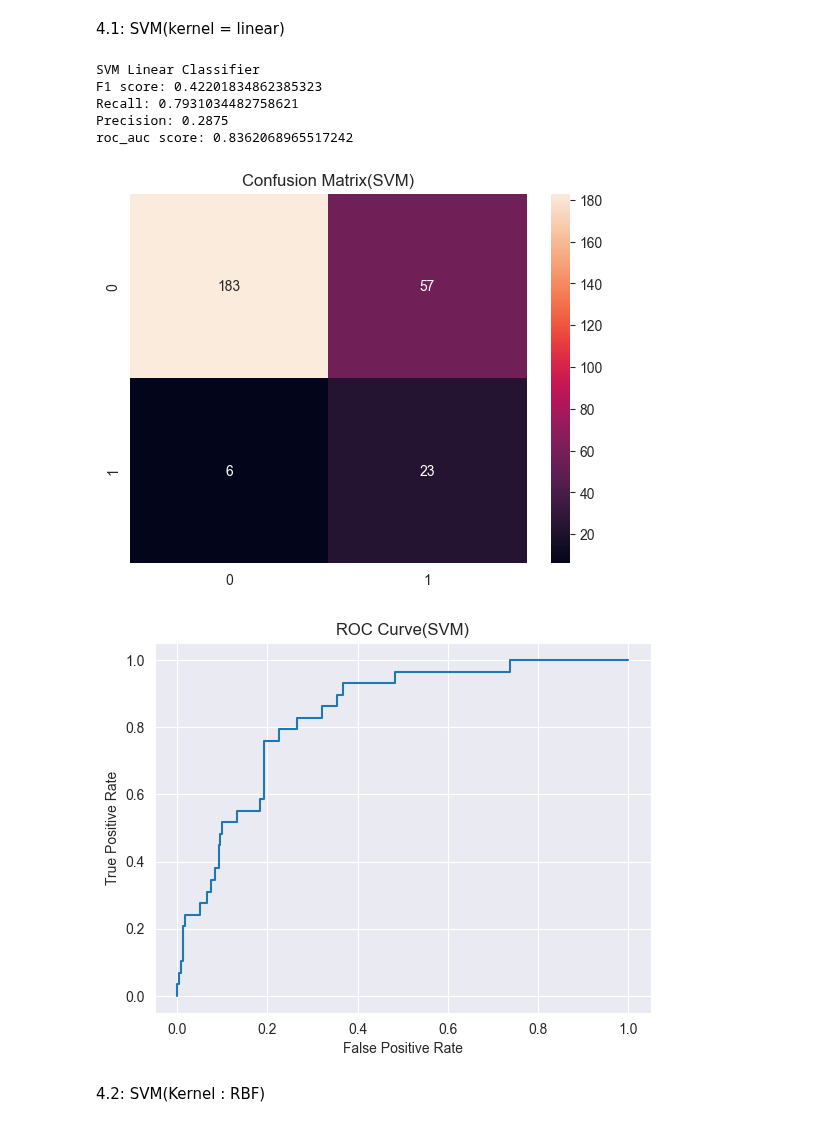
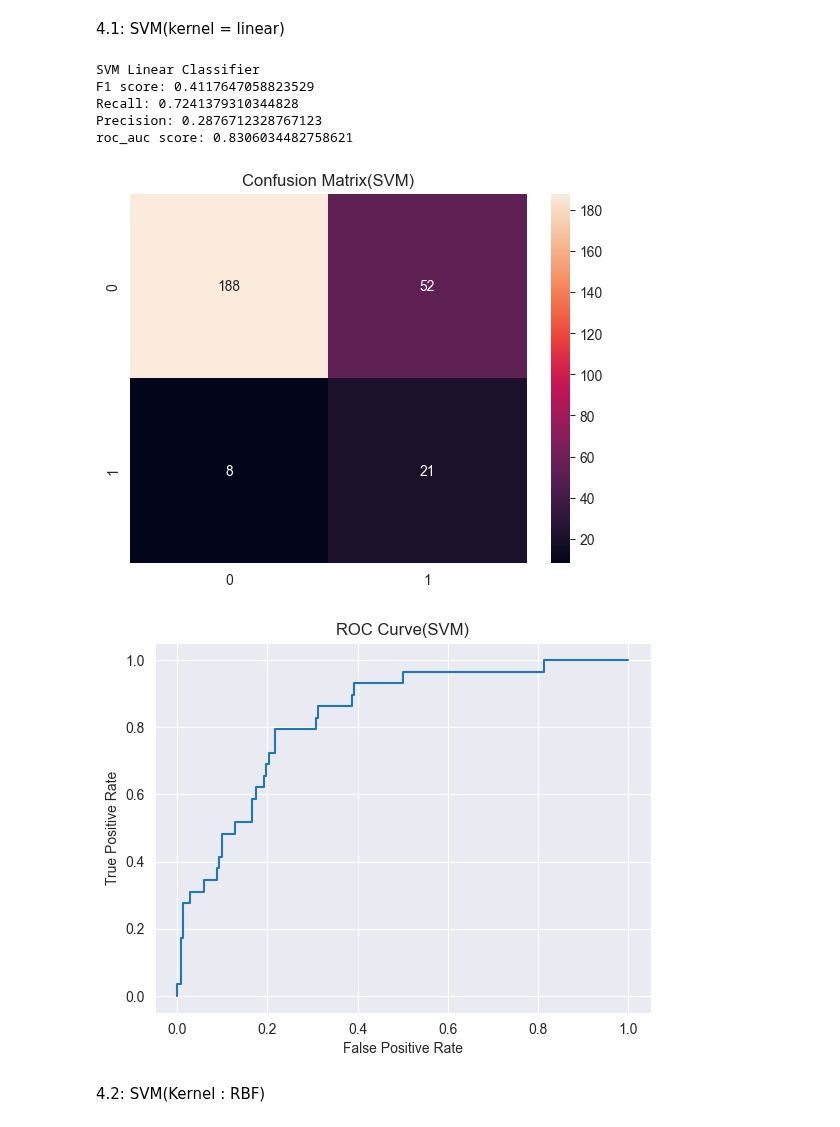
Before and after one commit to MohammadMahdiRazavi/Machine-Learning-Course, a Jupyter notebook: Assignment4/Employee Attrition.ipynb, the cells around one changed output. Cells and saved outputs as stored; diff of their text form; code cells hidden in the pictures.

```diff
--- a/Assignment4/Employee Attrition.ipynb
+++ b/Assignment4/Employee Attrition.ipynb
@@ -125,37 +125,41 @@ roc_auc: 0.8316091954022988
 # %% [markdown]
 4.1: SVM(kernel = linear)
 # %%
+sm = SMOTE(random_state=42)
+x_res, y_res = sm.fit_resample(x_train, y_train)
+
+
 svm_linear = SVC(kernel='linear', class_weight='balanced', probability=True)
-svm_linear.fit(x_train, y_train)
+svm_linear.fit(x_res, y_res)
 y_pred_svm_linear = svm_linear.predict(x_test)
 
 print('SVM Linear Classifier')
 print(f'F1 score: {f1_score(y_test, y_pred_svm_linear)}')
 print(f'Recall: {recall_score(y_test, y_pred_svm_linear)}')
 print(f'Precision: {precision_score(y_test, y_pred_svm_linear)}')
 print(f'roc_auc score: {roc_auc_score(y_test, svm_linear.predict_proba(x_test)[:, 1])}')
 
 
 sns.heatmap(confusion_matrix(y_test, y_pred_svm_linear), annot=True, fmt='d')
 plt.title('Confusion Matrix(SVM)')
 plt.show()
 
 
 fpr, tpr, thresholds = roc_curve(y_test, svm_linear.predict_proba(x_test)[:, 1])
 plt.plot(fpr, tpr)
 plt.title('ROC Curve(SVM)')
 plt.xlabel('False Positive Rate')
 plt.ylabel('True Positive Rate')
 plt.grid(True)
 plt.show()
 # %% [output]
 SVM Linear Classifier
-F1 score: 0.42201834862385323
-Recall: 0.7931034482758621
-Precision: 0.2875
-roc_auc score: 0.8362068965517242
+F1 score: 0.4117647058823529
+Recall: 0.7241379310344828
+Precision: 0.2876712328767123
+roc_auc score: 0.8306034482758621
-[figure, old version]
+[figure, new version]
-[figure, old version]
+[figure, new version]
 # %% [markdown]
 4.2: SVM(Kernel : RBF)
 # %%
```
Also changed, not shown: parts of 7 cells of this notebook.
